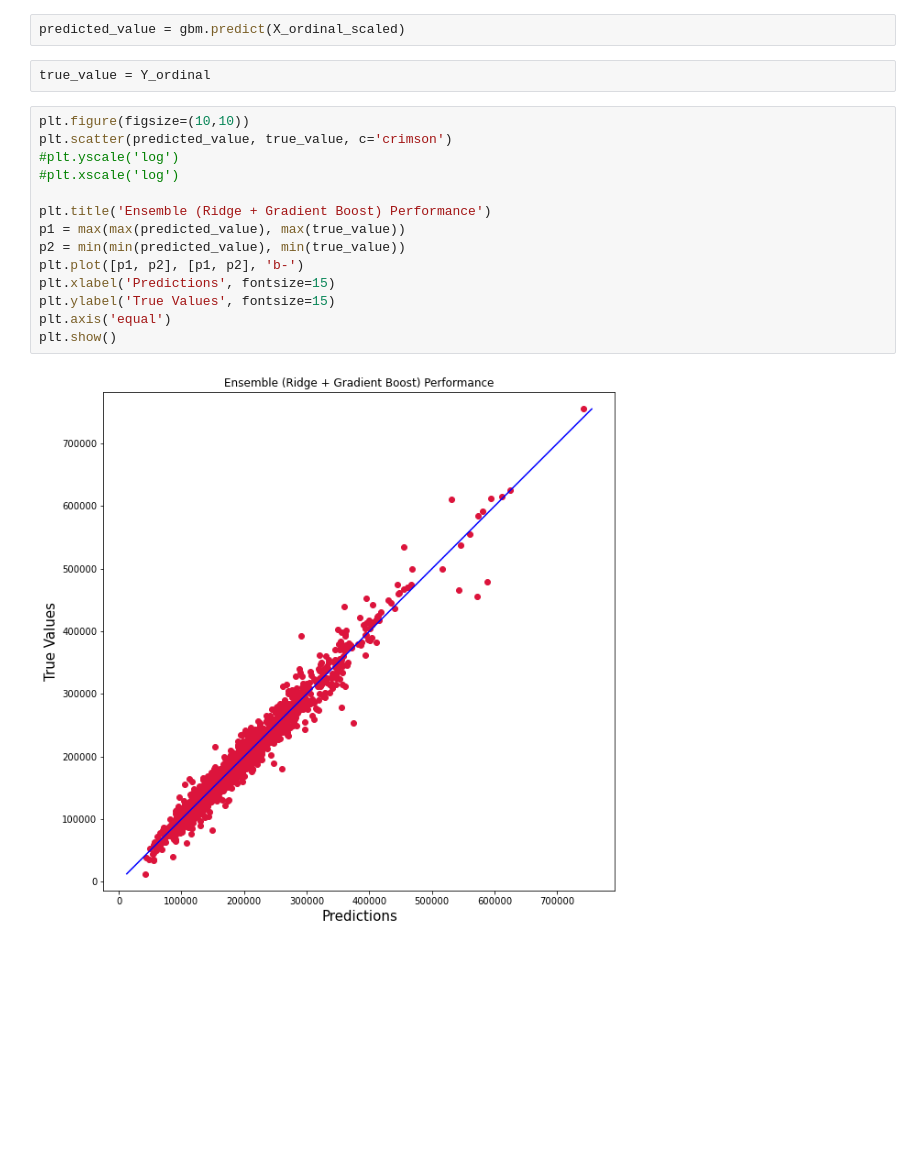
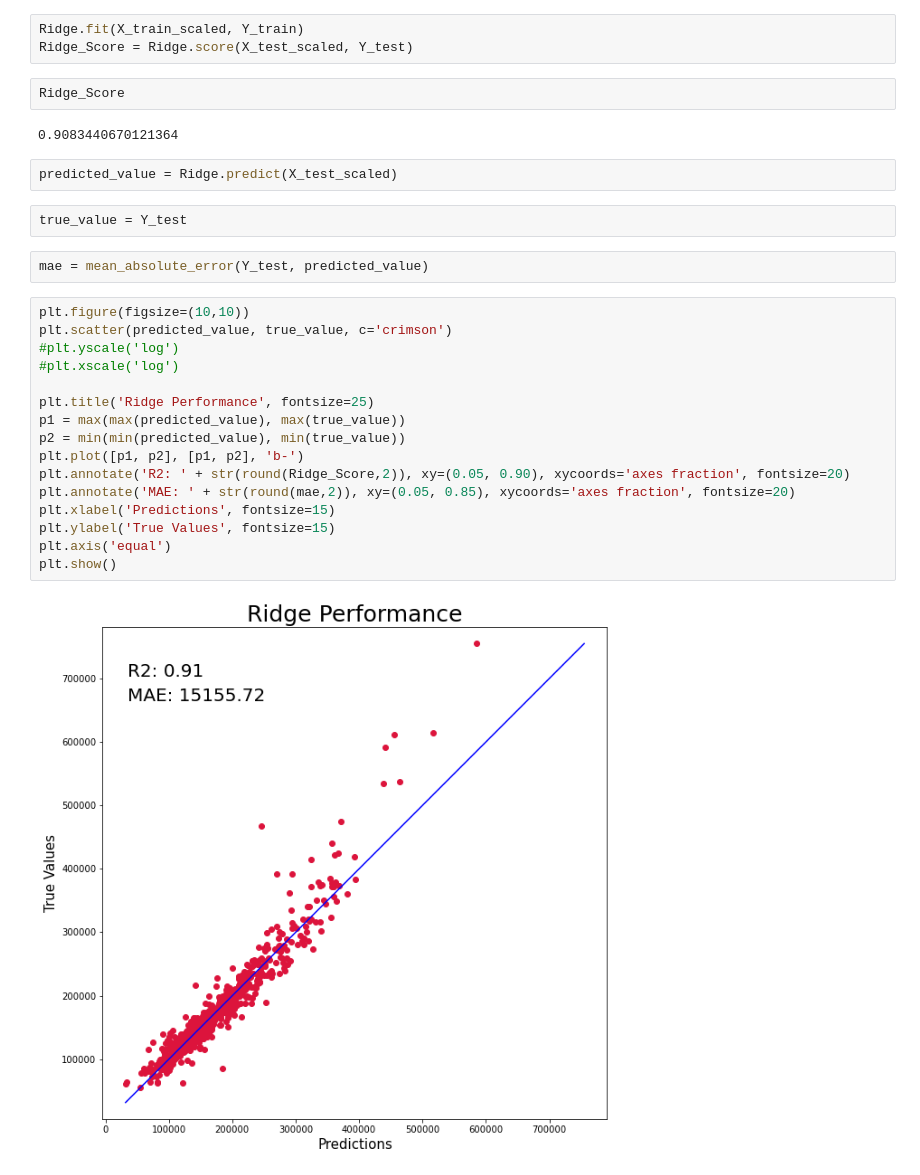
Before and after one commit to BPM1401/Go-Big-Or-Go-Home, a Jupyter notebook: Model Performance/Performance Scatterplot/Ridge Performance Scatterplot.ipynb, the cells around one changed output. Cells and saved outputs as stored; diff of their text form; blank space fills up the shorter version.

Commit message:
Presentation Plots

```diff
--- a/Model Performance/Performance Scatterplot/Ridge Performance Scatterplot.ipynb
+++ b/Model Performance/Performance Scatterplot/Ridge Performance Scatterplot.ipynb
@@ -117,20 +53,31 @@ len(X_ordinal_scaled)
+# %%
+Ridge.fit(X_train_scaled, Y_train)
+Ridge_Score = Ridge.score(X_test_scaled, Y_test)
+# %%
+Ridge_Score
+# %% [output]
+0.9083440670121364
 # %%
-predicted_value = gbm.predict(X_ordinal_scaled)
+predicted_value = Ridge.predict(X_test_scaled)
 # %%
-true_value = Y_ordinal
+true_value = Y_test
+# %%
+mae = mean_absolute_error(Y_test, predicted_value)
 # %%
 plt.figure(figsize=(10,10))
 plt.scatter(predicted_value, true_value, c='crimson')
 #plt.yscale('log')
 #plt.xscale('log')
 
-plt.title('Ensemble (Ridge + Gradient Boost) Performance')
+plt.title('Ridge Performance', fontsize=25)
 p1 = max(max(predicted_value), max(true_value))
 p2 = min(min(predicted_value), min(true_value))
 plt.plot([p1, p2], [p1, p2], 'b-')
+plt.annotate('R2: ' + str(round(Ridge_Score,2)), xy=(0.05, 0.90), xycoords='axes fraction', fontsize=20)
+plt.annotate('MAE: ' + str(round(mae,2)), xy=(0.05, 0.85), xycoords='axes fraction', fontsize=20)
 plt.xlabel('Predictions', fontsize=15)
 plt.ylabel('True Values', fontsize=15)
 plt.axis('equal')
 plt.show()
 # %% [output]
-[figure, old version]
+[figure, new version]
```
Also changed, not shown: parts of 12 cells of this notebook, 11 other files.
